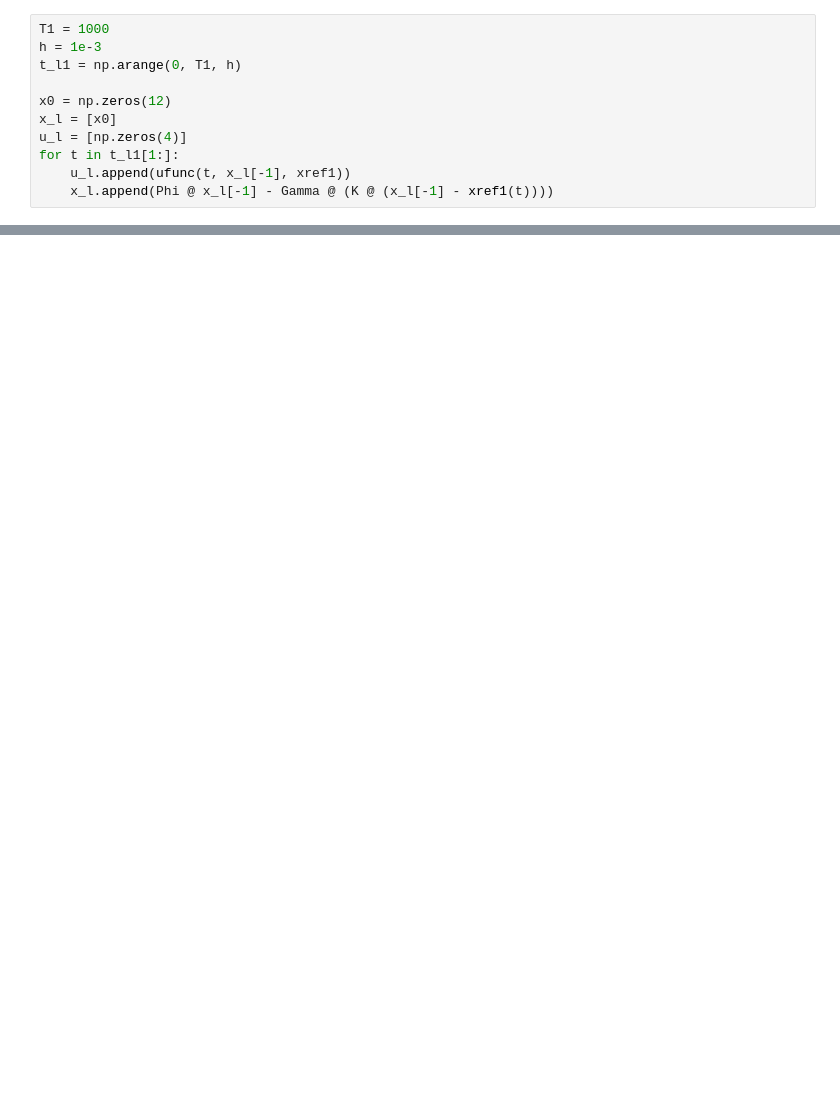
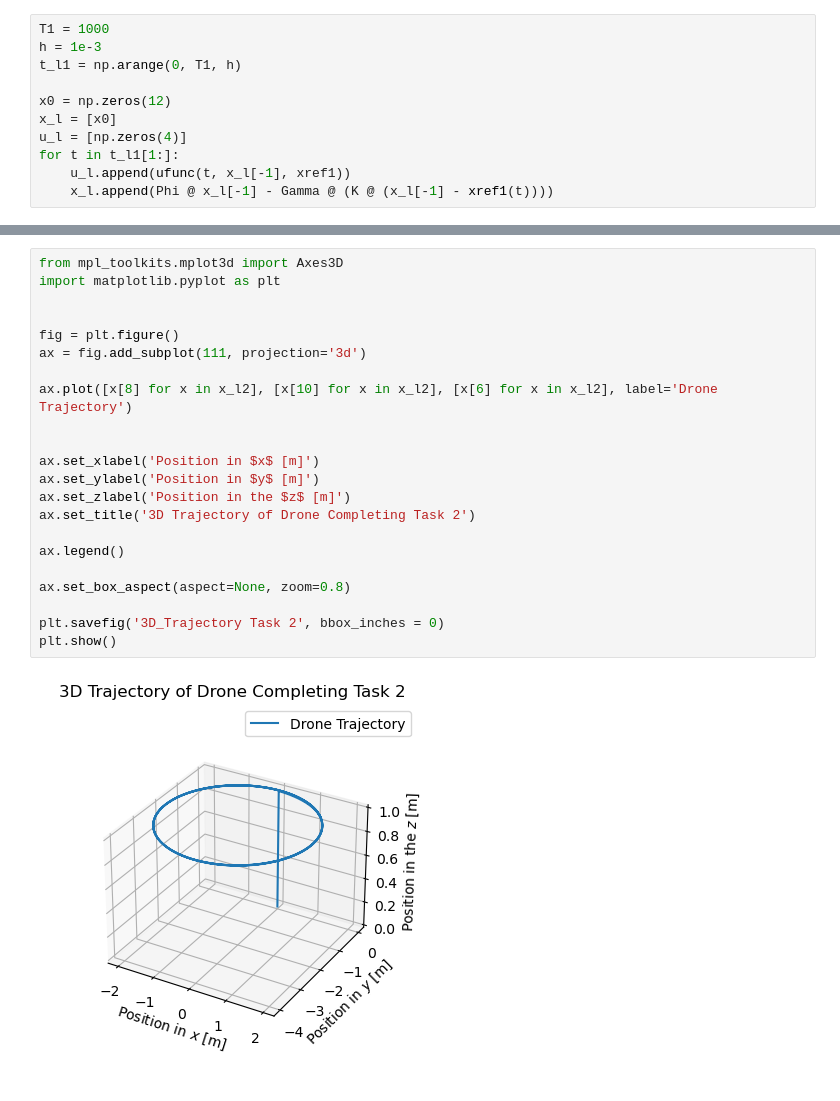
Before and after one commit to aaliyahgaffey/AE-352-Project-2, a Jupyter notebook: AE352_Group_Project.ipynb, the cells around one changed output, grey strips where cells are left out. Cells and saved outputs as stored; diff of their text form; blank space fills up the shorter version.

```diff
--- a/AE352_Group_Project.ipynb
+++ b/AE352_Group_Project.ipynb
@@ -446,0 +423,24 @@ for t in t_l3[1:]:
+# %%
+from mpl_toolkits.mplot3d import Axes3D
+import matplotlib.pyplot as plt
+
+
+fig = plt.figure()
+ax = fig.add_subplot(111, projection='3d')
+
+ax.plot([x[8] for x in x_l2], [x[10] for x in x_l2], [x[6] for x in x_l2], label='Drone Trajectory')
+
+
+ax.set_xlabel('Position in $x$ [m]')
+ax.set_ylabel('Position in $y$ [m]')
+ax.set_zlabel('Position in the $z$ [m]')
+ax.set_title('3D Trajectory of Drone Completing Task 2')
+
+ax.legend()
+
+ax.set_box_aspect(aspect=None, zoom=0.8)
+
+plt.savefig('3D_Trajectory Task 2', bbox_inches = 0)
+plt.show()
+# %% [output]
+[figure, added]
```
Also changed, not shown: parts of 21 cells of this notebook, 6 other files.
